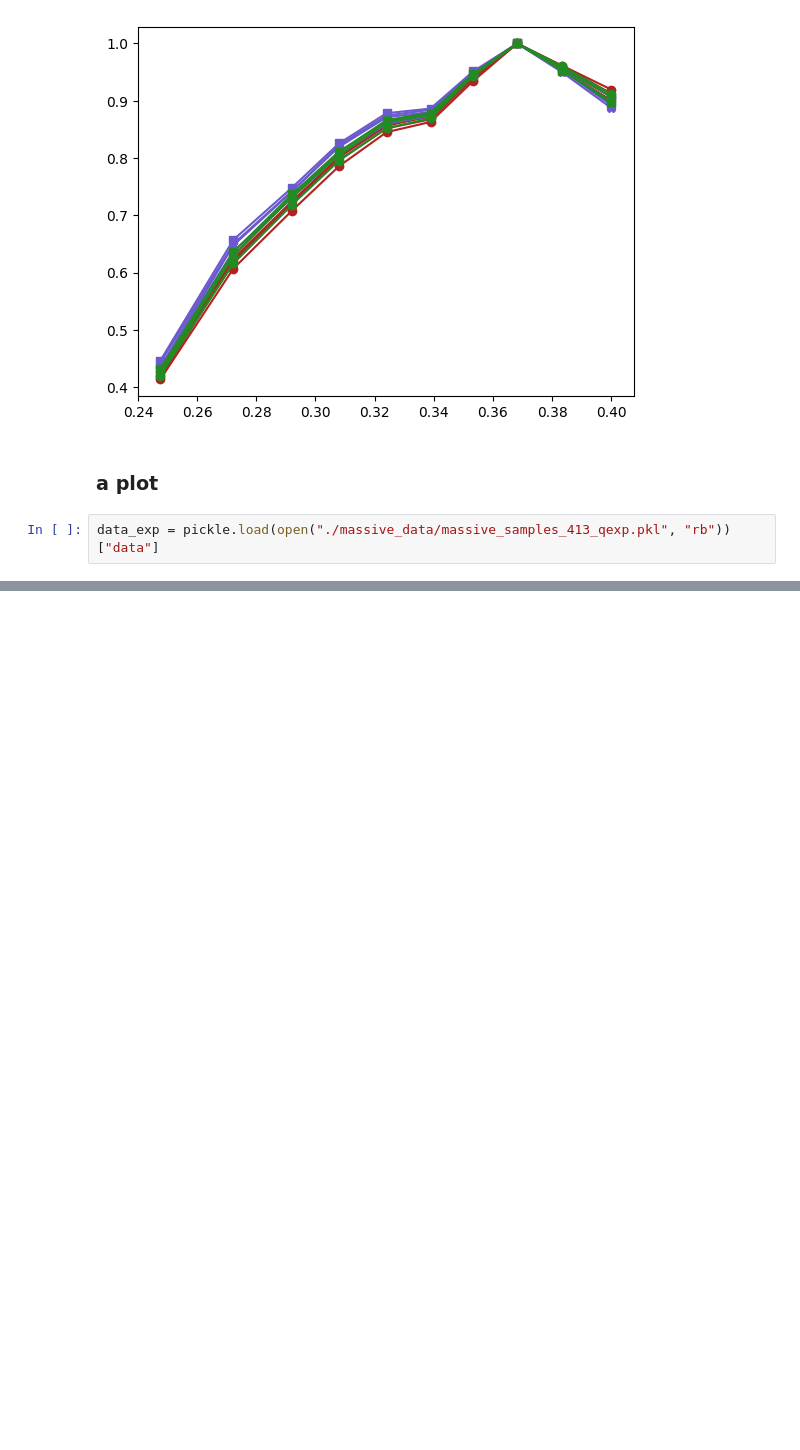
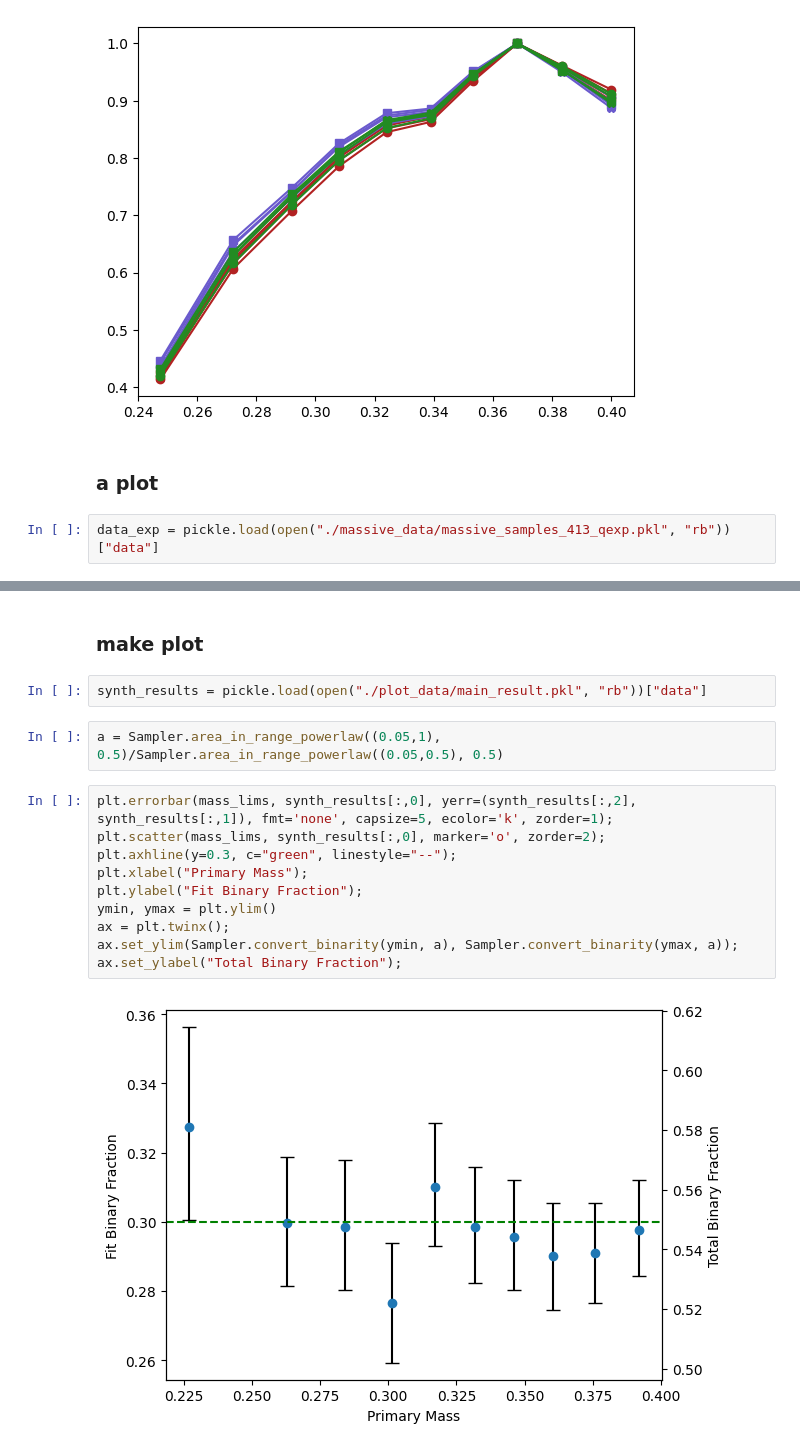
Before and after one commit to BenPennell/BrownDwarfProbabilities, a Jupyter notebook: MassBinarity.ipynb, the cells around one changed output, grey strips where cells are left out. Cells and saved outputs as stored; diff of their text form; blank space fills up the shorter version.

```diff
--- a/MassBinarity.ipynb
+++ b/MassBinarity.ipynb
@@ -222,0 +258,18 @@ generate_plot(synth_results, target_fb=0.3)
+# %% [markdown]
+### make plot
+# %%
+synth_results = pickle.load(open("./plot_data/main_result.pkl", "rb"))["data"]
+# %%
+a = Sampler.area_in_range_powerlaw((0.05,1), 0.5)/Sampler.area_in_range_powerlaw((0.05,0.5), 0.5)
+# %%
+plt.errorbar(mass_lims, synth_results[:,0], yerr=(synth_results[:,2], synth_results[:,1]), fmt='none', capsize=5, ecolor='k', zorder=1);
+plt.scatter(mass_lims, synth_results[:,0], marker='o', zorder=2);
+plt.axhline(y=0.3, c="green", linestyle="--");
+plt.xlabel("Primary Mass");
+plt.ylabel("Fit Binary Fraction");
+ymin, ymax = plt.ylim()
+ax = plt.twinx();
+ax.set_ylim(Sampler.convert_binarity(ymin, a), Sampler.convert_binarity(ymax, a));
+ax.set_ylabel("Total Binary Fraction");
+# %% [output]
+[figure, added]
```
Also changed, not shown: parts of 9 cells of this notebook, 13 other files.
